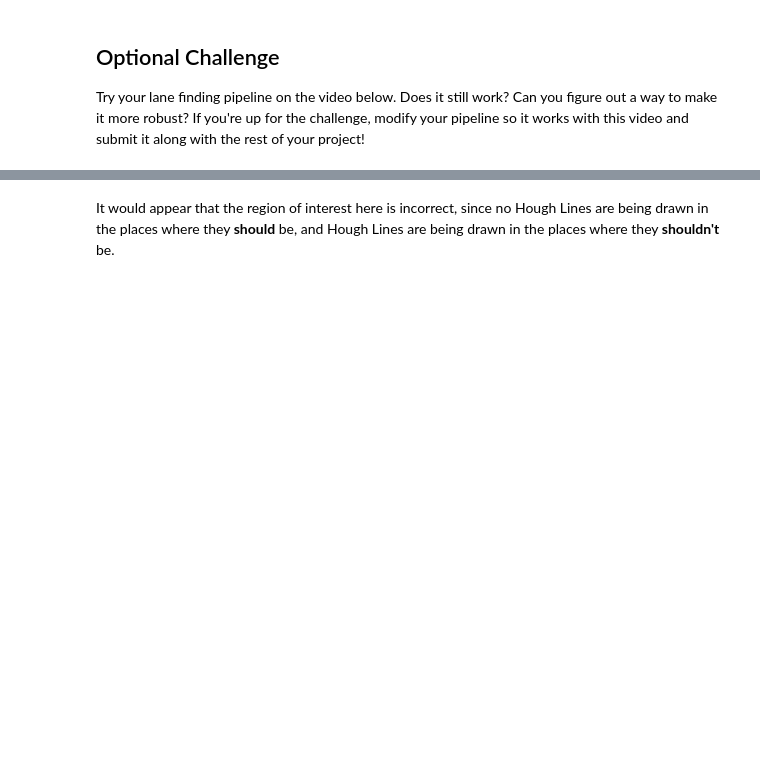
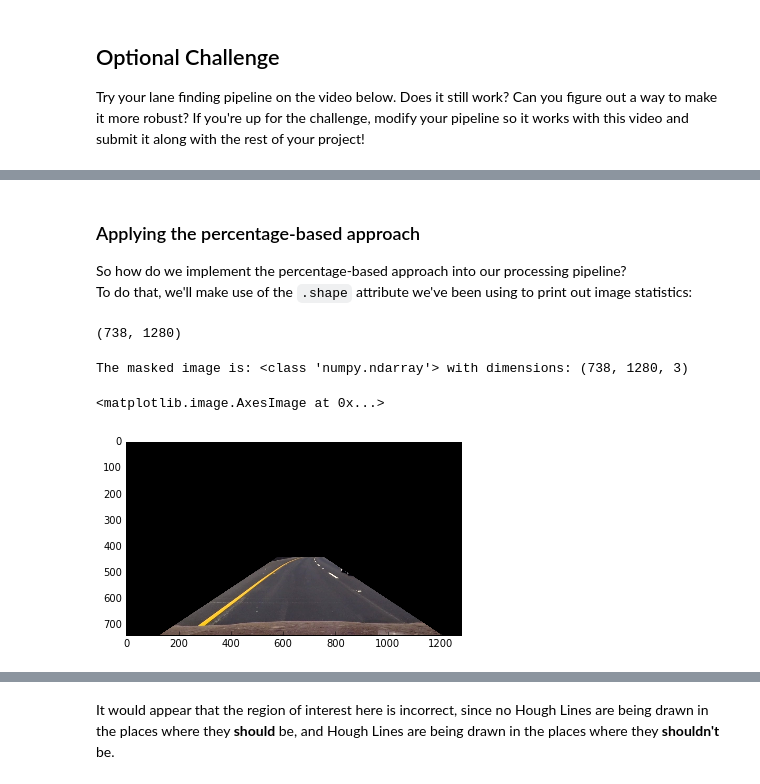
Before and after one commit to mgruben/lane-lines, a Jupyter notebook: P0.ipynb, the cells around one changed output, grey strips where cells are left out. Drawn from its saved outputs; the diff is of its cells as text; code cells hidden in the pictures; blank space fills up the shorter version.

```diff
--- a/P0.ipynb
+++ b/P0.ipynb
@@ -352,0 +419,35 @@ Try your lane finding pipeline on the video below.  Does it still work?  Can you
+# %% [markdown]
+### Applying the percentage-based approach
+So how do we implement the percentage-based approach into our processing pipeline?
+To do that, we'll make use of the `.shape` attribute we've been using to print out image statistics:
+# %%
+challenge_image.shape[0], challenge_image.shape[1]
+# %% [output]
+(738, 1280)
+# %%
+def mask_by_percentage(img):
+    left_x = img.shape[1] * 0.1
+    right_x = img.shape[1] * 0.94
+
+    center_x = (left_x + right_x) / 2.
+    top_width = (right_x - left_x) / 6.
+
+    top_y = img.shape[0] * 0.6
+    bottom_y = img.shape[0]
+
+    v = np.array([[(left_x, bottom_y), (center_x - top_width / 2., top_y),
+                          (center_x + top_width / 2., top_y), (right_x, bottom_y)]])
+
+    # Note that cv2.fillPoly requires a numpy array of integers, not of floats
+    masked = region_of_interest(img, v.astype(int))
+    return masked
+# %%
+percent_masked_image = mask_by_percentage(challenge_image)
+
+#printing out some stats and plotting
+print('The masked image is:', type(percent_masked_image), 'with dimensions:', percent_masked_image.shape)
+plt.imshow(percent_masked_image)
+# %% [output]
+The masked image is: <class 'numpy.ndarray'> with dimensions: (738, 1280, 3)
+<matplotlib.image.AxesImage at 0x...>
+[figure, added]
```
Also changed, not shown: parts of 29 cells of this notebook.
